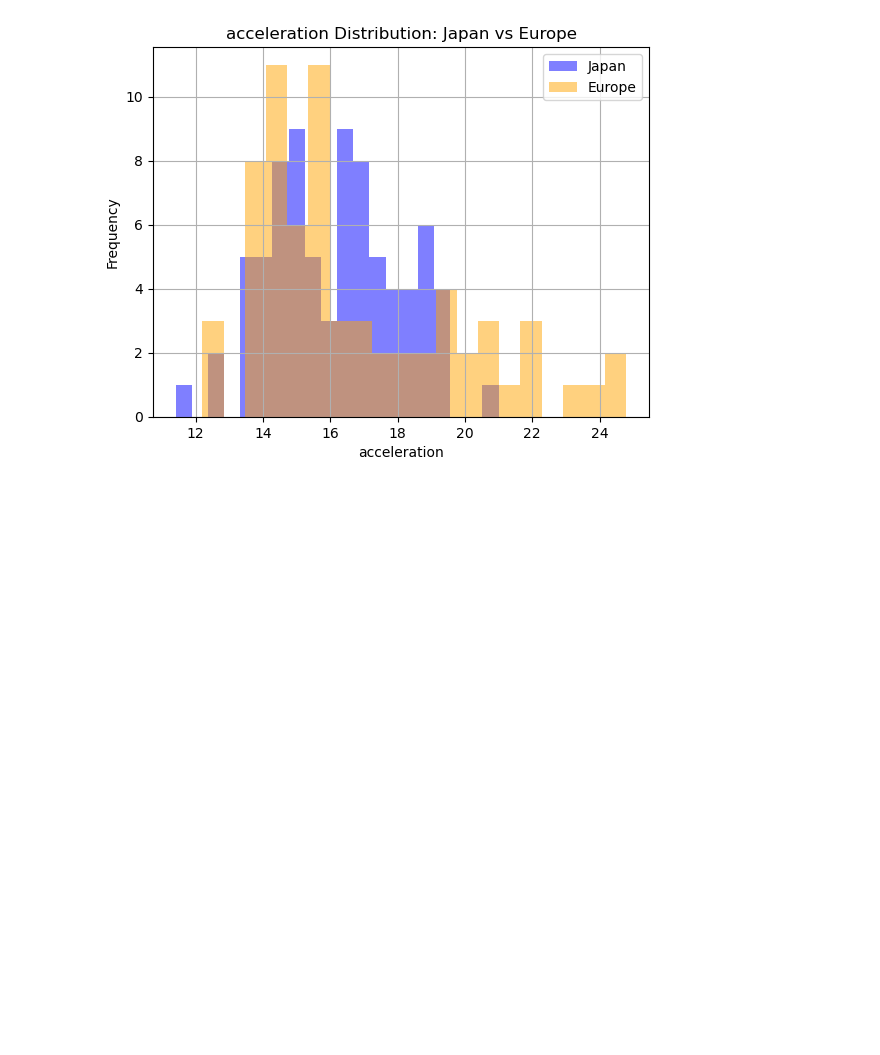
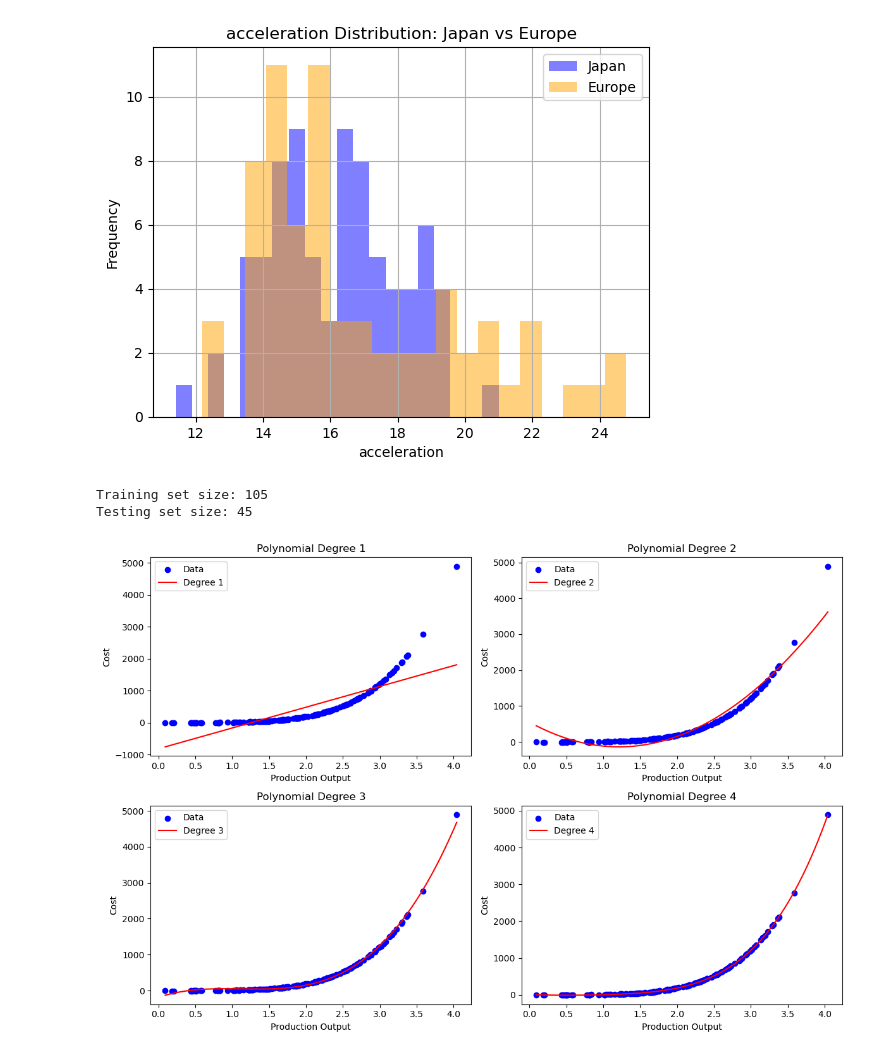
Before and after one commit to tkmnbr/ECS171, a Jupyter notebook: hw2/hw2.ipynb, the cells around one changed output. Drawn from its saved outputs; the diff is of its cells as text; code cells hidden in the pictures; blank space fills up the shorter version.

Commit message:
Add solution to exercise 3

```diff
--- a/hw2/hw2.ipynb
+++ b/hw2/hw2.ipynb
@@ -98,3 +98,83 @@ weighted avg       0.92      0.91      0.91        65
 [figure]
 [figure]
 [figure]
+# %%
+# Exercise 3
+
+import pandas as pd
+import numpy as np
+from sklearn.model_selection import train_test_split
+from sklearn.preprocessing import PolynomialFeatures
+from sklearn.linear_model import LinearRegression
+from sklearn.metrics import mean_squared_error, r2_score
+
+
+data = pd.read_csv('cost.csv')
+
+# Define features and targets
+X_cost = data[['production_output']]
+y_cost = data['cost']
+
+# Split the data
+X_train_cost, X_test_cost, y_train_cost, y_test_cost = train_test_split(X_cost, y_cost, test_size=0.3, random_state=42)
+
+print("Training set size:", X_train_cost.shape[0])
+print("Testing set size:", X_test_cost.shape[0])
+
+degrees = [1, 2, 3, 4]
+
+results = []
+
+plt.figure(figsize=(12, 8))
+
+for degree in degrees:
+    poly = PolynomialFeatures(degree)
+    X_train_poly = poly.fit_transform(X_train_cost)
+    X_test_poly = poly.fit_transform(X_test_cost)
+
+    model = LinearRegression()
+    model.fit(X_train_poly, y_train_cost)
+
+    y_train_pred = model.predict(X_train_poly)
+    y_test_pred = model.predict(X_test_poly)
+
+    # Calculate the RMSE and R^2
+    rmse_train = np.sqrt(mean_squared_error(y_train_cost, y_train_pred))
+    rmse_test = np.sqrt(mean_squared_error(y_test_cost, y_test_pred))
+    r2_train = r2_score(y_train_cost, y_train_pred)
+    r2_test = r2_score(y_test_cost, y_test_pred)
+
+    # Store the results
+    results.append({
+        'degree': degree,
+        'rmse_train': rmse_train,
+        'rmse_test': rmse_test,
+        'r2_train': r2_train,
+        'r2_test': r2_test
+    })
+
+    # Plotting and fitting line
+    plt.subplot(2, 2, degree)
+    plt.scatter(X_cost, y_cost, color='blue', label='Data')
+    X_range = np.linspace(X_cost.min(), X_cost.max(), 100).reshape(-1, 1)
+    X_range_poly = poly.fit_transform(X_range)
+    y_range_pred = model.predict(X_range_poly)
+    plt.plot(X_range, y_range_pred, color='red', label=f'Degree {degree}')
+    plt.title(f'Polynomial Degree {degree}')
+    plt.xlabel('Production Output')
+    plt.ylabel('Cost')
+    plt.legend()
+
+plt.tight_layout()
+plt.show()
+
+# Show the result
+results_df = pd.DataFrame(results)
+print(results_df)
+
+# From the result, we can see that the Polynomial Degree 4 has the lowest RMSE test score.
+# Threrefore, I would say this one provides the most qppropreate prediction between models.
+# %% [output]
+Training set size: 105
+Testing set size: 45
+[figure, added]
```
Also changed, not shown: parts of 1 cell of this notebook.
